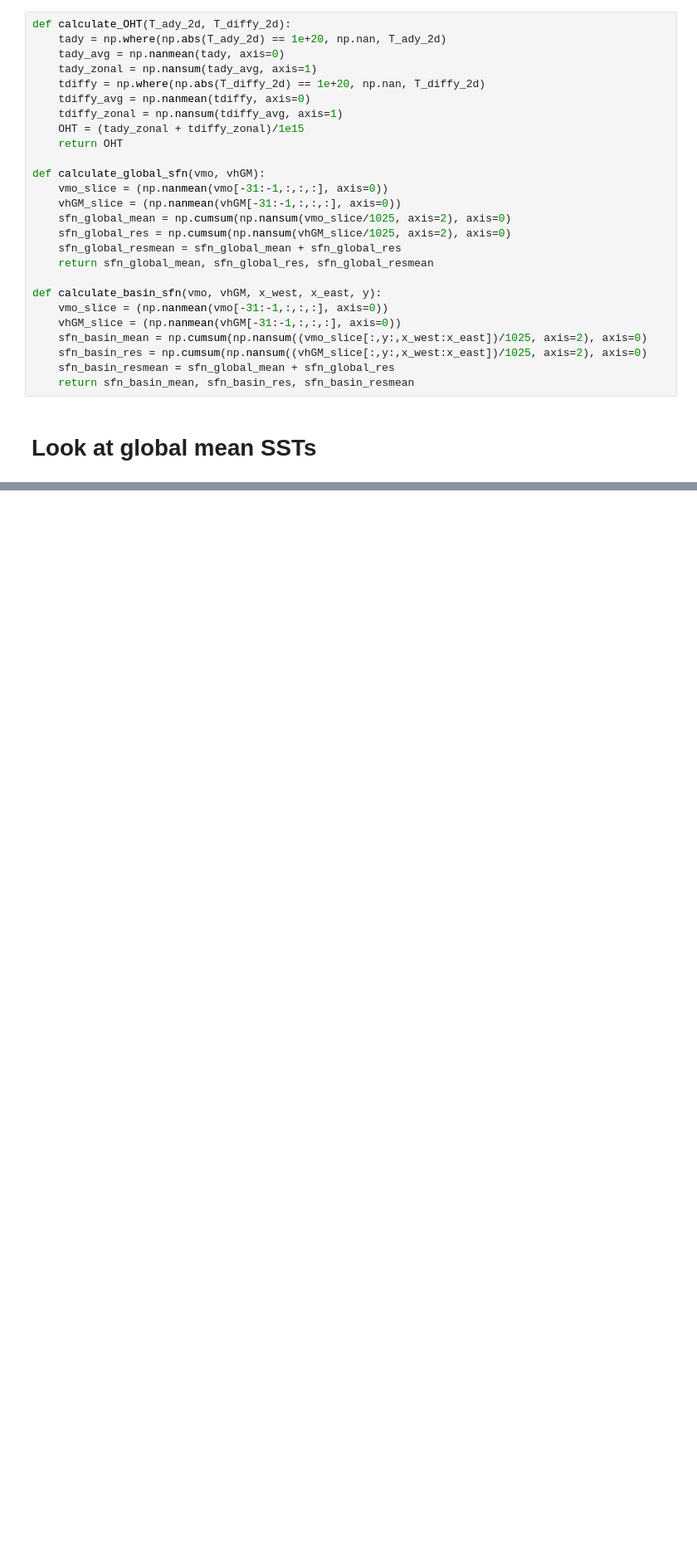
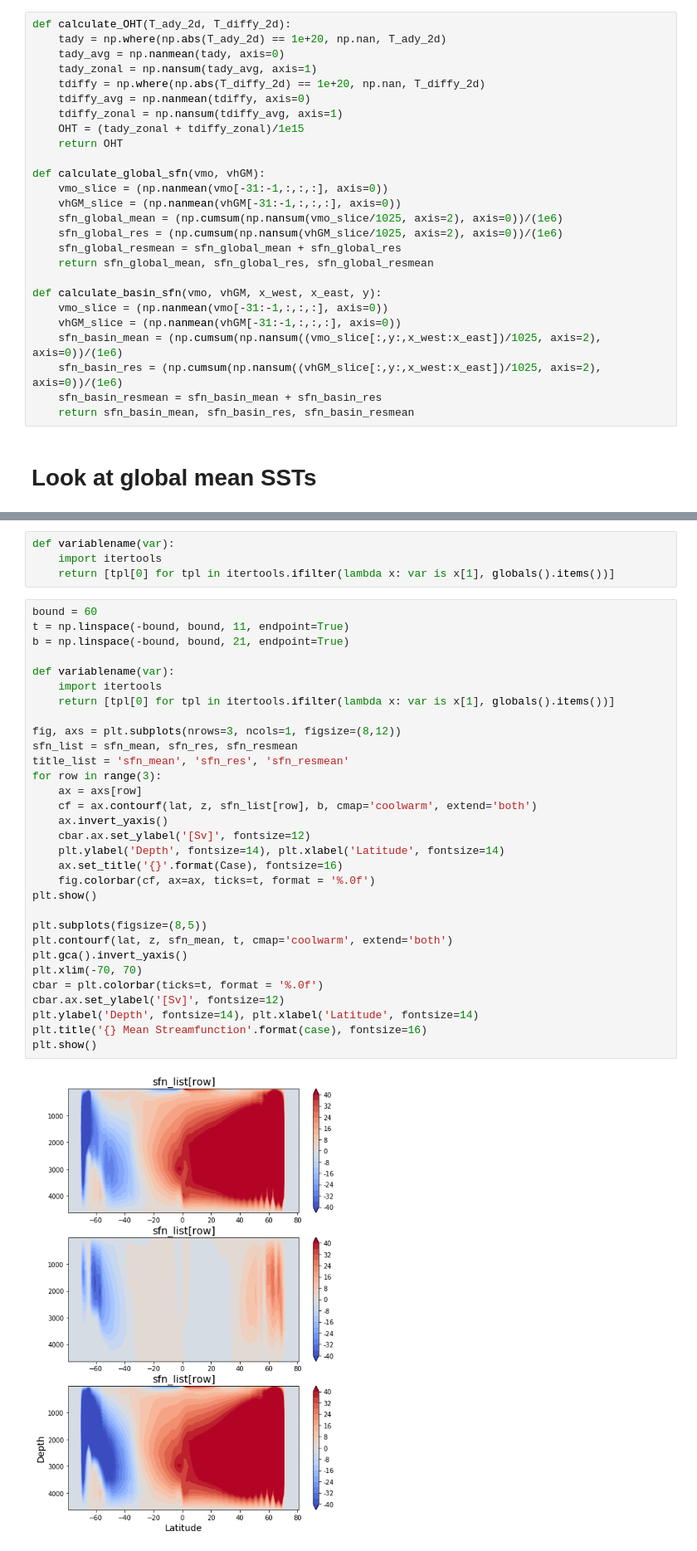
Before and after one commit to NCAR/CESM_MOM6_AQUA, a Jupyter notebook: scripts/sfn_figs_TRYfunctions.ipynb, the cells around one changed output, grey strips where cells are left out. Shown: that part at 83% size. Cells and saved outputs as stored; diff of their text form; blank space fills up the shorter version.

```diff
--- a/scripts/sfn_figs_TRYfunctions.ipynb
+++ b/scripts/sfn_figs_TRYfunctions.ipynb
@@ -60,17 +59,17 @@ def calculate_OHT(T_ady_2d, T_diffy_2d):
 def calculate_global_sfn(vmo, vhGM):
     vmo_slice = (np.nanmean(vmo[-31:-1,:,:,:], axis=0))
     vhGM_slice = (np.nanmean(vhGM[-31:-1,:,:,:], axis=0))
-    sfn_global_mean = np.cumsum(np.nansum(vmo_slice/1025, axis=2), axis=0)
-    sfn_global_res = np.cumsum(np.nansum(vhGM_slice/1025, axis=2), axis=0)
+    sfn_global_mean = (np.cumsum(np.nansum(vmo_slice/1025, axis=2), axis=0))/(1e6)
+    sfn_global_res = (np.cumsum(np.nansum(vhGM_slice/1025, axis=2), axis=0))/(1e6)
     sfn_global_resmean = sfn_global_mean + sfn_global_res
     return sfn_global_mean, sfn_global_res, sfn_global_resmean
 
 def calculate_basin_sfn(vmo, vhGM, x_west, x_east, y):
     vmo_slice = (np.nanmean(vmo[-31:-1,:,:,:], axis=0))
     vhGM_slice = (np.nanmean(vhGM[-31:-1,:,:,:], axis=0))
-    sfn_basin_mean = np.cumsum(np.nansum((vmo_slice[:,y:,x_west:x_east])/1025, axis=2), axis=0)
-    sfn_basin_res = np.cumsum(np.nansum((vhGM_slice[:,y:,x_west:x_east])/1025, axis=2), axis=0)
-    sfn_basin_resmean = sfn_global_mean + sfn_global_res
+    sfn_basin_mean = (np.cumsum(np.nansum((vmo_slice[:,y:,x_west:x_east])/1025, axis=2), axis=0))/(1e6)
+    sfn_basin_res = (np.cumsum(np.nansum((vhGM_slice[:,y:,x_west:x_east])/1025, axis=2), axis=0))/(1e6)
+    sfn_basin_resmean = sfn_basin_mean + sfn_basin_res
     return sfn_basin_mean, sfn_basin_res, sfn_basin_resmean
 # %% [markdown]
 # Look at global mean SSTs
@@ -104,0 +115,37 @@ sfn_large_mean, sfn_large_res, sfn_large_resmean = calculate_basin_sfn(vmo, vhGM
+# %%
+def variablename(var):
+    import itertools
+    return [tpl[0] for tpl in itertools.ifilter(lambda x: var is x[1], globals().items())]
+# %%
+bound = 60
+t = np.linspace(-bound, bound, 11, endpoint=True)
+b = np.linspace(-bound, bound, 21, endpoint=True)
+
+def variablename(var):
+    import itertools
+    return [tpl[0] for tpl in itertools.ifilter(lambda x: var is x[1], globals().items())]
+
+fig, axs = plt.subplots(nrows=3, ncols=1, figsize=(8,12))
+sfn_list = sfn_mean, sfn_res, sfn_resmean
+title_list = 'sfn_mean', 'sfn_res', 'sfn_resmean'
+for row in range(3):
+    ax = axs[row]
+    cf = ax.contourf(lat, z, sfn_list[row], b, cmap='coolwarm', extend='both')
+    ax.invert_yaxis()
+    cbar.ax.set_ylabel('[Sv]', fontsize=12)
+    plt.ylabel('Depth', fontsize=14), plt.xlabel('Latitude', fontsize=14)
+    ax.set_title('{}'.format(Case), fontsize=16)
+    fig.colorbar(cf, ax=ax, ticks=t, format = '%.0f')
+plt.show()
+
+plt.subplots(figsize=(8,5))
+plt.contourf(lat, z, sfn_mean, t, cmap='coolwarm', extend='both')
+plt.gca().invert_yaxis()
+plt.xlim(-70, 70)
+cbar = plt.colorbar(ticks=t, format = '%.0f')
+cbar.ax.set_ylabel('[Sv]', fontsize=12)
+plt.ylabel('Depth', fontsize=14), plt.xlabel('Latitude', fontsize=14)
+plt.title('{} Mean Streamfunction'.format(case), fontsize=16)
+plt.show()
+# %% [output]
+[figure, added]
```
Also changed, not shown: parts of 6 cells of this notebook.
